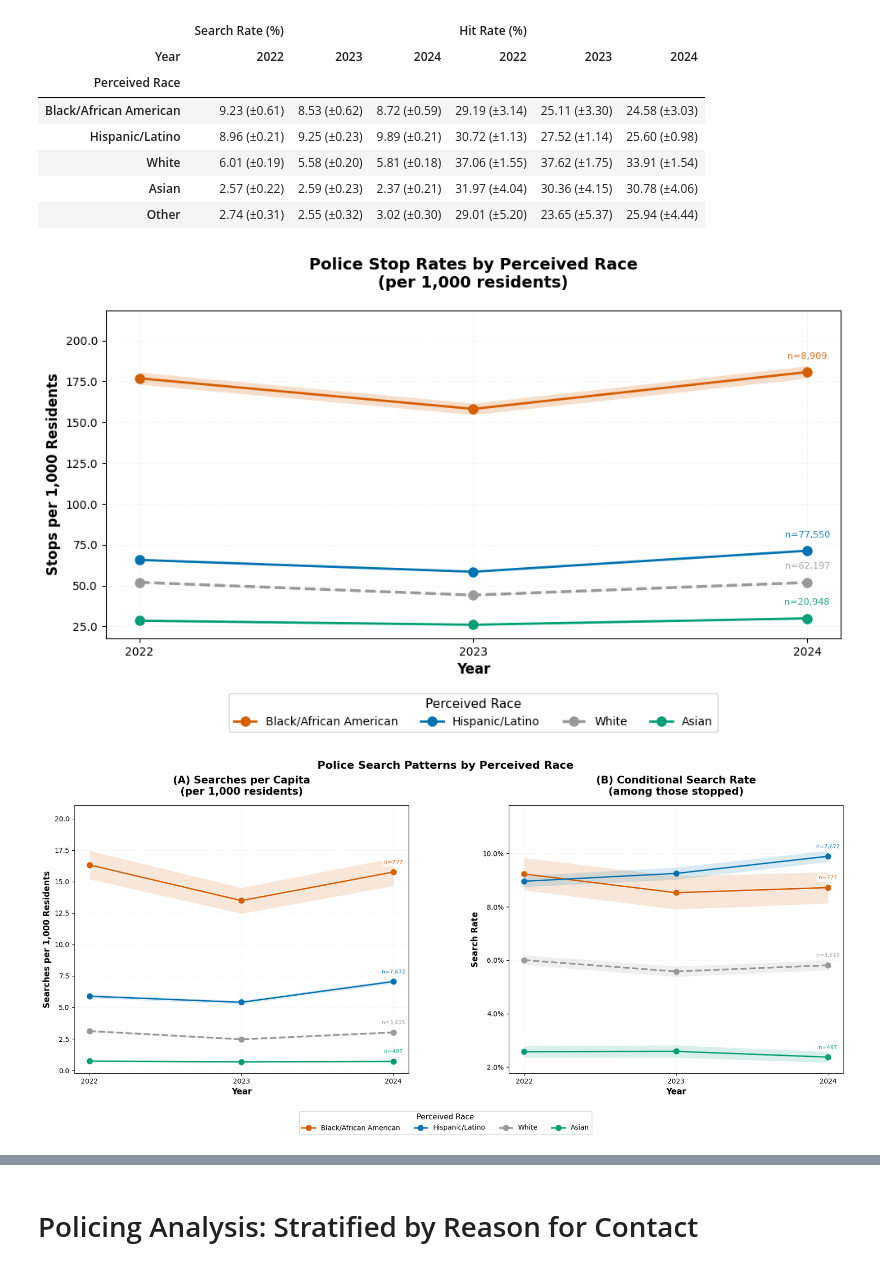
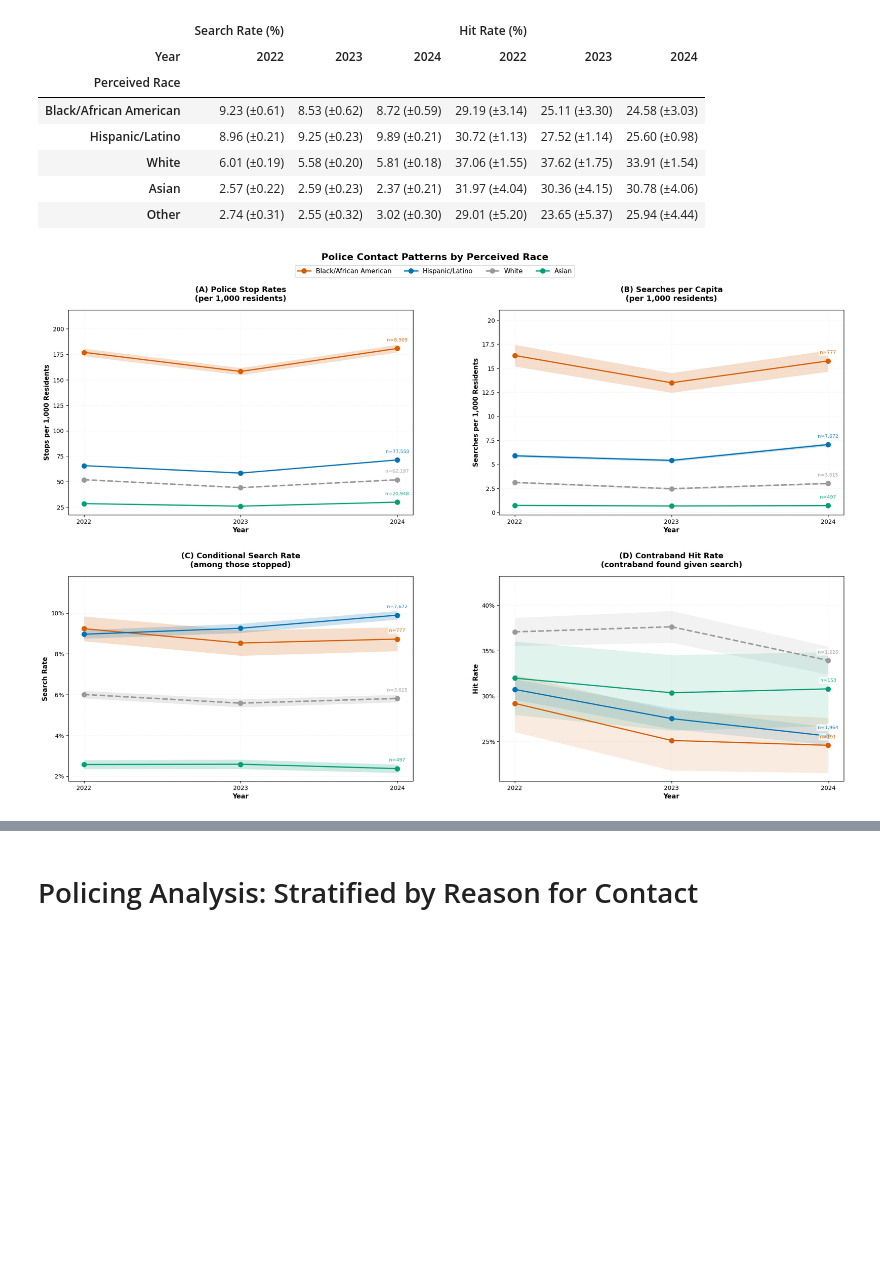
Before and after one commit to laurenbchu/honors-thesis, a Jupyter notebook: notebooks/analysis.ipynb, the cells around one changed output, grey strips where cells are left out. Saved outputs shown, nothing was run; the diff lists cells and outputs as text; code cells hidden in the pictures; blank space fills up the shorter version.

Commit message:
Redid visualizations

```diff
--- a/notebooks/analysis.ipynb
+++ b/notebooks/analysis.ipynb
@@ -59,9 +67,9 @@ prosecution['filed_date'] = pd.to_datetime(prosecution["filed_date"])
 prosecution['Year'] = prosecution['filed_date'].dt.year
 # %%
 # Load in census data
-census = load_census("06059")
+census = data_utils.load_census("06059")
 
 # Roll-up census data to be more coarse to match policing/prosecution race categories
-census_coarse = census_rollup(census)
+census_coarse = data_utils.census_rollup(census)
 # %% [markdown]
 # Policing Analysis: Stop Rates, Search Rates, and Hit Rates
@@ -87,7 +83,7 @@ policing = policing[policing["reason_for_contact"].isin([
 ])].copy()
 
 # Add standardized race column to match policing and prosecution labels
-policing = add_standardized_race(policing, "race_ethnicity")
+policing = data_utils.add_standardized_race(policing, "race_ethnicity")
 
 # Consider only purely discretionary searches in search and hit rates
 
@@ -111,7 +107,7 @@ policing_multi = policing.copy()
 # Filter for person 1 for each stop (usually, the main person stopped, but not always)
 policing = policing[policing["person_number"] == 1].copy()
 
-policing_analysis = policing_rates(policing, census_coarse)
+policing_analysis = rates_utils.policing_rates(policing, census_coarse)
 # %%
 # Creating tables
 race_order = ["Black/African American", "Hispanic/Latino", "White", "Asian", "Other"]
@@ -181,11 +177,7 @@ table2
 | Asian | 2.57 (±0.22) | 2.59 (±0.23) | 2.37 (±0.21) | 31.97 (±4.04) | 30.36 (±4.15) | 30.78 (±4.06) |
 | Other | 2.74 (±0.31) | 2.55 (±0.32) | 3.02 (±0.30) | 29.01 (±5.20) | 23.65 (±5.37) | 25.94 (±4.44) |
 # %%
-policing_figs = visualize_policing(policing_analysis)
-
-# export_figure_to_pdf(policing_figs["stops"], "stops")
-# export_figure_to_pdf(policing_figs["search_comparison"], "search_comparison")
-# export_figure_to_pdf(policing_figs["hit_rate"], "hit_rate")
+policing_figs = visualization_utils.visualize_policing(policing_analysis)
+# visualization_utils.export_figure_to_pdf(policing_figs, "policing")
 # %% [output]
-[figure, old version]
+[figure, new version]
-[figure, removed]
```
Also changed, not shown: parts of 26 cells of this notebook, 18 other files.
